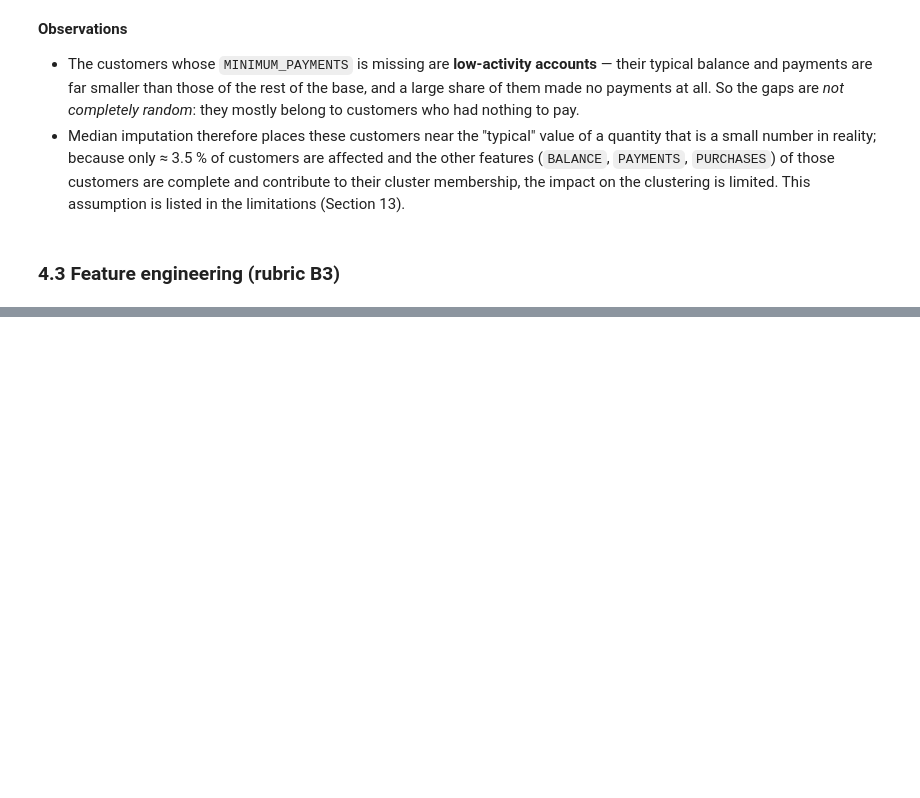
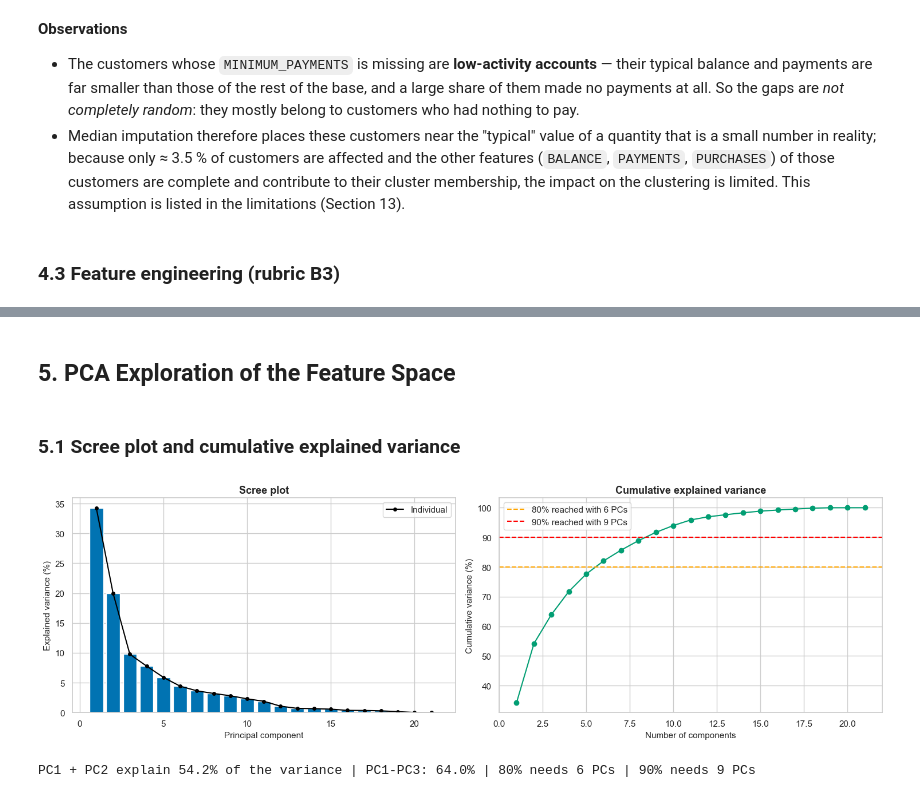
Before and after one commit to Reshma925/Vectora, a Jupyter notebook: Clustering/clustering.ipynb, the cells around one changed output, grey strips where cells are left out. Saved outputs shown, nothing was run; the diff lists cells and outputs as text; code cells hidden in the pictures; blank space fills up the shorter version.

```diff
--- a/Clustering/clustering.ipynb
+++ b/Clustering/clustering.ipynb
@@ -524,0 +582,25 @@ Duplicate rows (ignoring ID): 0
+# %% [markdown]
+## 5. PCA Exploration of the Feature Space
+# %% [markdown]
+### 5.1 Scree plot and cumulative explained variance
+# %%
+pca_full = PCA(random_state=RANDOM_STATE).fit(X)
+evr = pca_full.explained_variance_ratio_
+cum = np.cumsum(evr)
+
+fig, ax = plt.subplots(1, 2, figsize=(15, 4.8))
+ax[0].bar(range(1, len(evr) + 1), evr * 100, color=PALETTE[0])
+ax[0].plot(range(1, len(evr) + 1), evr * 100, "o-", color="black", ms=4, label="Individual")
+ax[0].set(title="Scree plot", xlabel="Principal component", ylabel="Explained variance (%)")
+ax[0].legend()
+ax[1].plot(range(1, len(cum) + 1), cum * 100, "o-", color=PALETTE[2])
+for thr, col in [(80, "orange"), (90, "red")]:
+    n = int(np.argmax(cum * 100 >= thr)) + 1
+    ax[1].axhline(thr, color=col, ls="--", label=f"{thr}% reached with {n} PCs")
+ax[1].set(title="Cumulative explained variance", xlabel="Number of components", ylabel="Cumulative variance (%)")
+ax[1].legend()
+finish("12_pca_scree_cumulative")
+print(f"PC1 + PC2 explain {cum[1]:.1%} of the variance | PC1-PC3: {cum[2]:.1%} | 80% needs {int(np.argmax(cum>=.8))+1} PCs | 90% needs {int(np.argmax(cum>=.9))+1} PCs")
+# %% [output]
+[figure, added]
+PC1 + PC2 explain 54.2% of the variance | PC1-PC3: 64.0% | 80% needs 6 PCs | 90% needs 9 PCs
```
Also changed, not shown: parts of 22 cells of this notebook.
